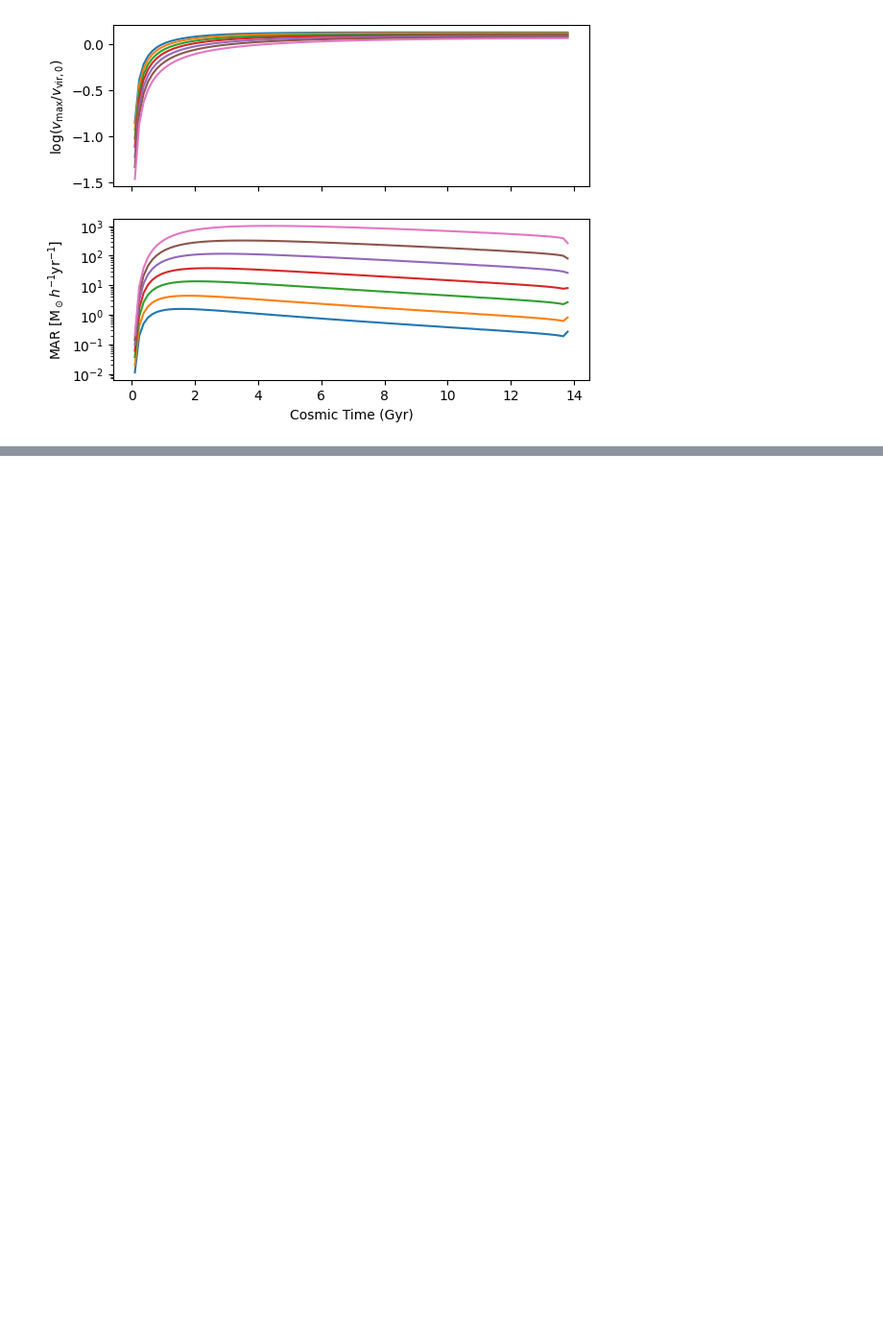
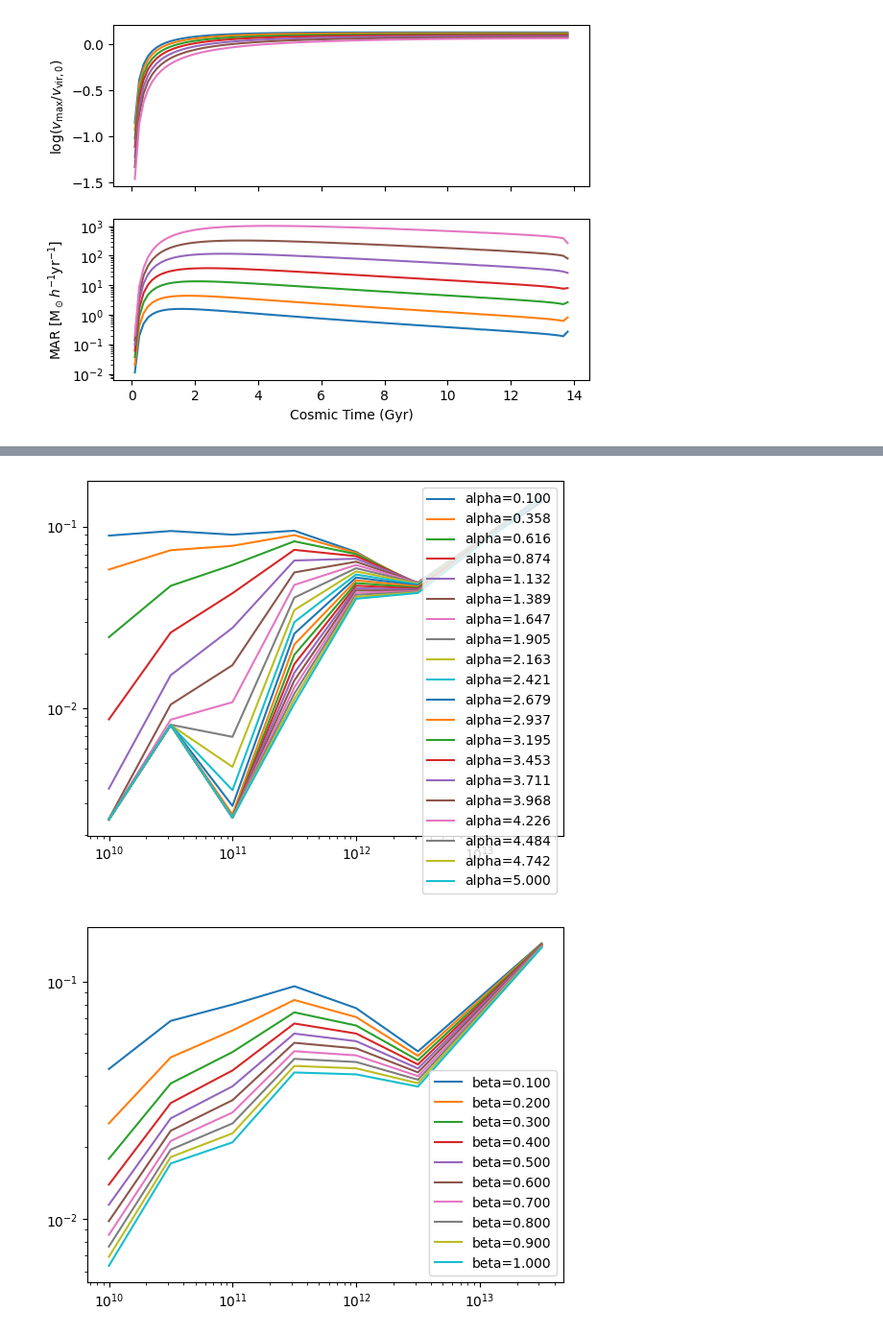
Before and after one commit to lorlo9999/FEG_NA2, a Jupyter notebook: script.ipynb, the cells around one changed output, grey strips where cells are left out. Shown at 96% size. Saved outputs shown, nothing was run; the diff lists cells and outputs as text; code cells hidden in the pictures; blank space fills up the shorter version.

```diff
--- a/script.ipynb
+++ b/script.ipynb
@@ -206,0 +288,42 @@ print(10**10)
+# %%
+alpha_space = np.linspace(0.1,5,20)
+
+fig,ax = plt.subplots()
+
+for alpha in alpha_space:
+    M_star_list = []
+    M_dm_list = []
+
+    for M_vir, df in data.items():
+        _, M_dm, _, M_star, _ = mass_evolution_v2(M_vir, df, alpha=alpha)
+        M_star_list.append(M_star[-1])
+        M_dm_list.append(M_dm[-1])
+
+    ratio = np.array(M_star_list)/np.array(M_dm_list)
+    if ratio[0] <= 1: ax.loglog(M_dm_list, ratio, label=f"alpha={alpha:.3f}")
+ax.legend()
+plt.show()
+plt.close()
+
+alpha_best = 0.61
+
+beta_space = np.linspace(0.1,1,10)
+fig,ax = plt.subplots()
+
+for beta in beta_space:
+    M_star_list = []
+    M_dm_list = []
+
+    for M_vir, df in data.items():
+        _, M_dm, _, M_star, _ = mass_evolution_v2(M_vir, df, alpha=alpha_best, beta=beta)
+        M_star_list.append(M_star[-1])
+        M_dm_list.append(M_dm[-1])
+
+    ratio = np.array(M_star_list)/np.array(M_dm_list)
+    if ratio[0] <= 1: ax.loglog(M_dm_list, ratio, label=f"beta={beta:.3f}")
+ax.legend()
+plt.show()
+plt.close()
+# %% [output]
+[figure, added]
+[figure, added]
```
Also changed, not shown: parts of 12 cells of this notebook.
